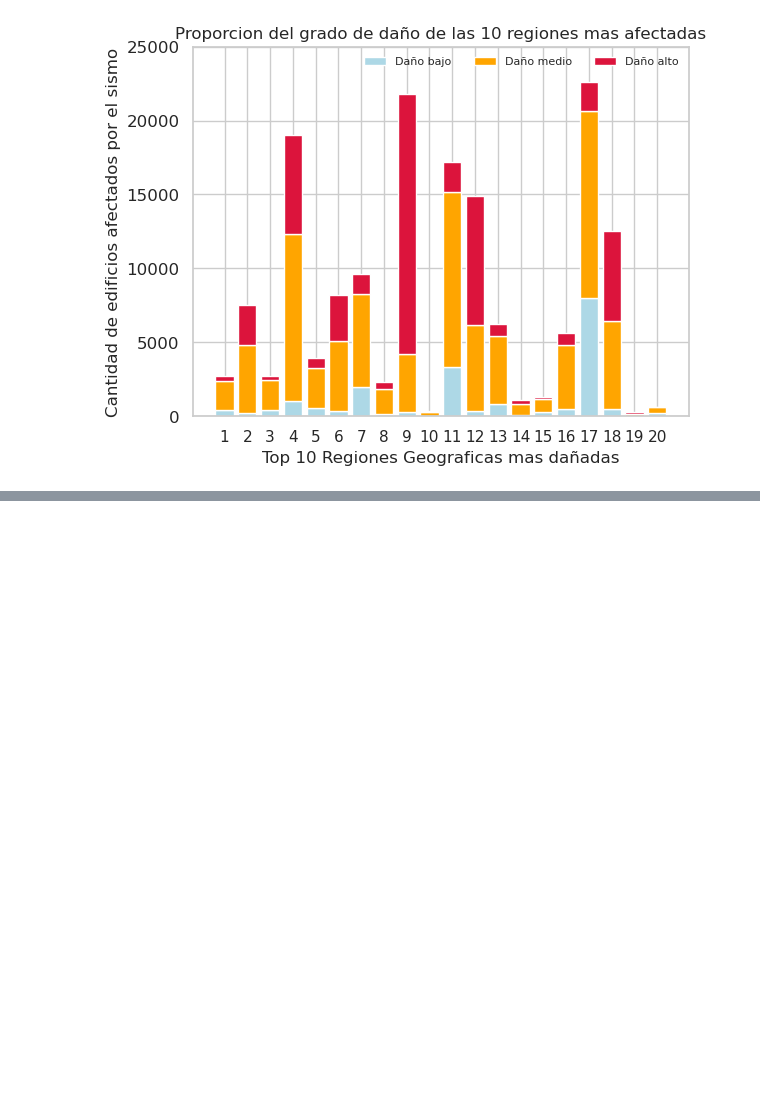
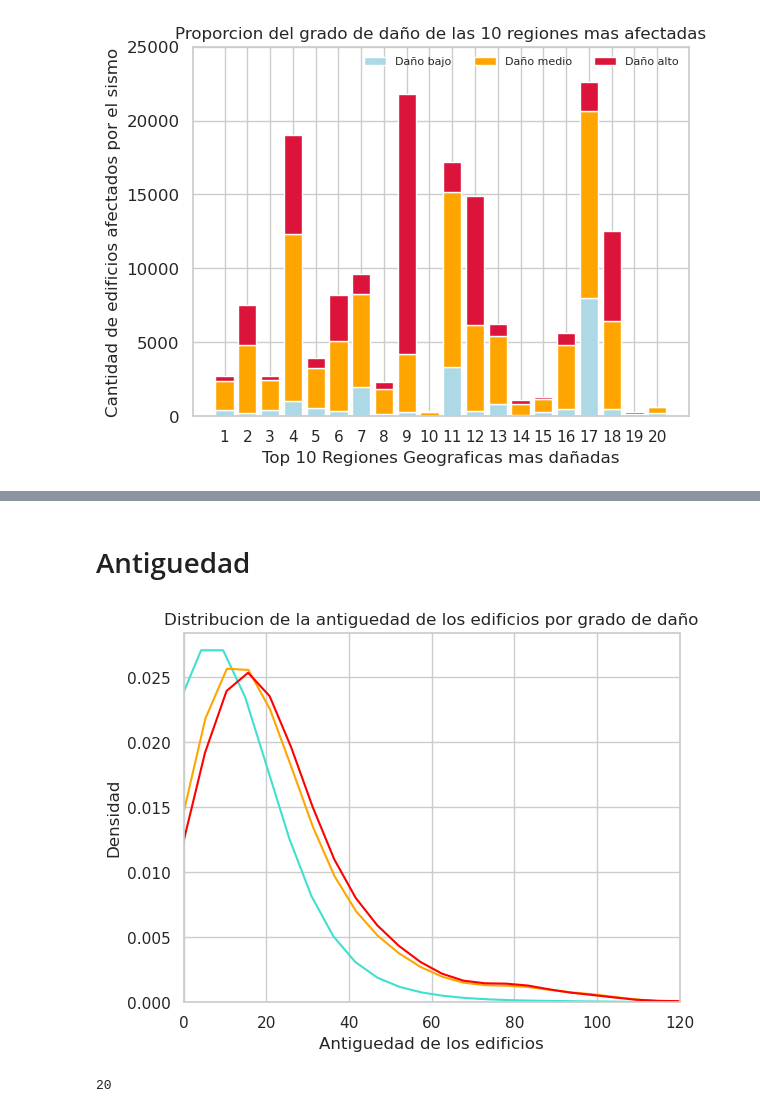
Before and after one commit to Jose897/ARSAT, a Jupyter notebook: Analisis-Columnas-2-9.ipynb, the cells around one changed output, grey strips where cells are left out. Saved outputs shown, nothing was run; the diff lists cells and outputs as text; code cells hidden in the pictures; blank space fills up the shorter version.

Commit message:
Actualizo graficos antiguedad y ubicacion geografica

```diff
--- a/Analisis-Columnas-2-9.ipynb
+++ b/Analisis-Columnas-2-9.ipynb
@@ -250,0 +301,35 @@ plt.show()
+# %% [markdown]
+# Antiguedad
+# %%
+g = sns.kdeplot(values[values['damage_grade'] == 1]['age'],color='turquoise',label='Daño bajo',shade=False)
+g = sns.kdeplot(values[values['damage_grade'] == 2]['age'],color='orange',label='Daño bajo',shade=False)
+g = sns.kdeplot(values[values['damage_grade'] == 3]['age'],color='red',label='Daño bajo',shade=False)
+g.set(xlim=(0,120))
+g.set_ylabel("Densidad")
+g.set_xlabel("Antiguedad de los edificios")
+g.set_title("Distribucion de la antiguedad de los edificios por grado de daño")
+plt.show()
+# %% [output]
+[figure, added]
+# %%
+top10MasDañadasEdad = dict(values["age"].value_counts().nlargest(20))
+edad_mas_dañadas = sorted(list(top10MasDañadasEdad.keys()))
+daño_por_edad = values.groupby(["age","damage_grade"]).agg({"cantidad" : "count"})
+daño_por_edad.reset_index(inplace = True)
+daño_por_edad
+edad_low = []
+edad_medium = []
+edad_high = []
+for i in range(0,len(daño_por_edad)):
+    if daño_por_edad.loc[i,"age"] in edad_mas_dañadas:
+        if (daño_por_edad.loc[i,"damage_grade"] == 1):
+            edad_low.append(daño_por_edad.loc[i,"cantidad"])
+        elif (daño_por_edad.loc[i,"damage_grade"] == 2):
+            edad_medium.append(daño_por_edad.loc[i,"cantidad"])
+        elif (daño_por_edad.loc[i,"damage_grade"] == 3):
+            edad_high.append(daño_por_edad.loc[i,"cantidad"])
+
+labels = ["0", "5", "10","15", "20", "25", "30", "35", "40", "45","50", "55", "60", "65", "70", "80", "85", "90", "100", "995"]
+len(labels)
+# %% [output]
+20
```
Also changed, not shown: parts of 6 cells of this notebook.
